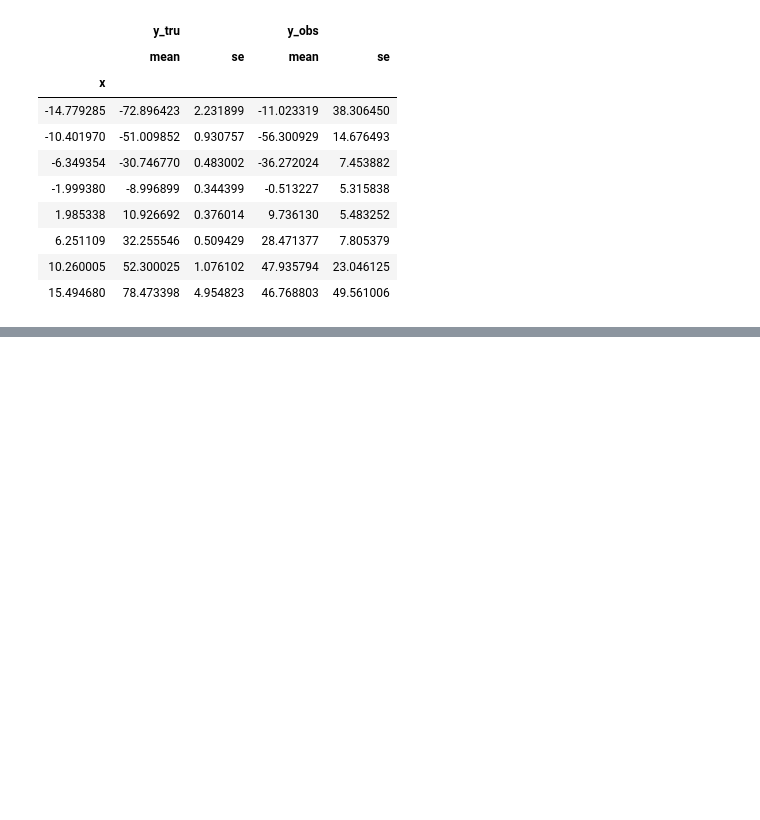
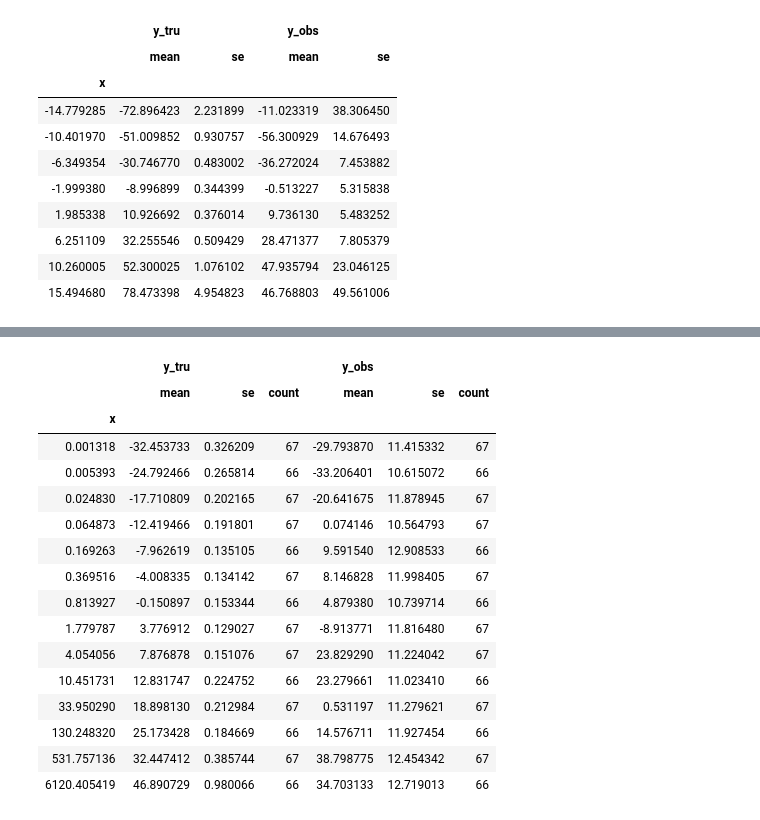
Before and after one commit to felixpatzelt/binny, a Jupyter notebook: notebooks/demo.ipynb, the cells around one changed output, grey strips where cells are left out. Cells and saved outputs as stored; diff of their text form; code cells hidden in the pictures; blank space fills up the shorter version.

```diff
--- a/notebooks/demo.ipynb
+++ b/notebooks/demo.ipynb
@@ -150,8 +144,31 @@ binned_2q = binny.bin_df(
     # choose between 'lin', 'log', 'q' bins
     space='q',
     # it can make sense to drop extreme outliers
-    drop_edges=True
+    drop_edges=True,
+    # we can also choose how the bin center is calculated
+    # to deal with wild fluctuations
+    bin_pos_func='median'
 )
+# %%
+binned_2q
+# %% [output]
+|  | y_tru |  |  | y_obs |  |  |
+|  | mean | se | count | mean | se | count |
+| x |  |  |  |  |  |  |
+| 0.001318 | -32.453733 | 0.326209 | 67 | -29.793870 | 11.415332 | 67 |
+| 0.005393 | -24.792466 | 0.265814 | 66 | -33.206401 | 10.615072 | 66 |
+| 0.024830 | -17.710809 | 0.202165 | 67 | -20.641675 | 11.878945 | 67 |
+| 0.064873 | -12.419466 | 0.191801 | 67 | 0.074146 | 10.564793 | 67 |
+| 0.169263 | -7.962619 | 0.135105 | 66 | 9.591540 | 12.908533 | 66 |
+| 0.369516 | -4.008335 | 0.134142 | 67 | 8.146828 | 11.998405 | 67 |
+| 0.813927 | -0.150897 | 0.153344 | 66 | 4.879380 | 10.739714 | 66 |
+| 1.779787 | 3.776912 | 0.129027 | 67 | -8.913771 | 11.816480 | 67 |
+| 4.054056 | 7.876878 | 0.151076 | 67 | 23.829290 | 11.224042 | 67 |
+| 10.451731 | 12.831747 | 0.224752 | 66 | 23.279661 | 11.023410 | 66 |
+| 33.950290 | 18.898130 | 0.212984 | 67 | 0.531197 | 11.279621 | 67 |
+| 130.248320 | 25.173428 | 0.184669 | 66 | 14.576711 | 11.927454 | 66 |
+| 531.757136 | 32.447412 | 0.385744 | 67 | 38.798775 | 12.454342 | 67 |
+| 6120.405419 | 46.890729 | 0.980066 | 66 | 34.703133 | 12.719013 | 66 |
 # %%
 # now the error is no longer influenced from the different
 # sample counts in the bins
```
Also changed, not shown: parts of 7 cells of this notebook.
